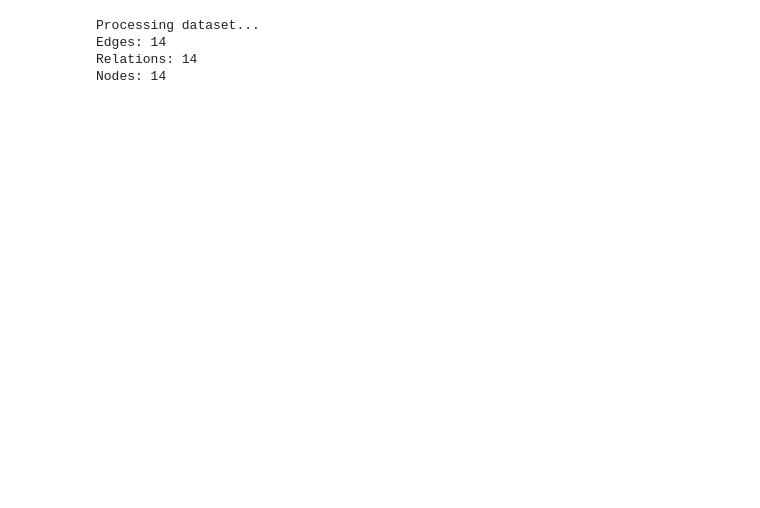
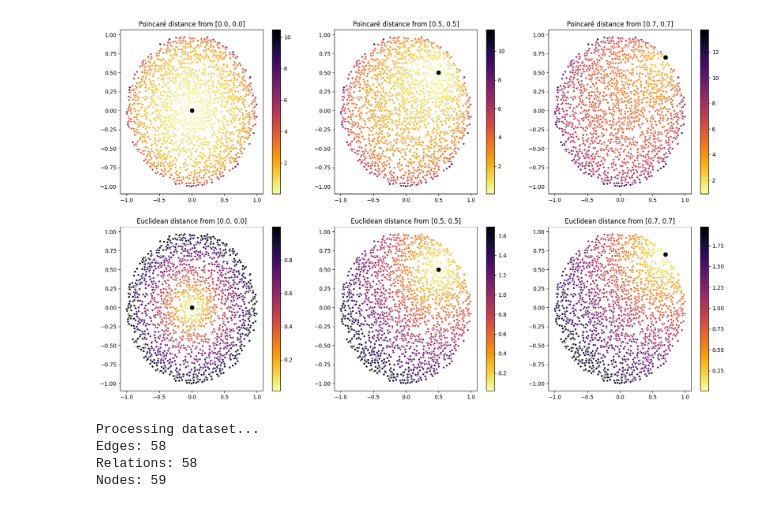
Before and after one commit to mi-erasmusmc/omop-poincare, a Jupyter notebook: main_notebook.ipynb, the cells around one changed output. Cells and saved outputs as stored; diff of their text form; code cells hidden in the pictures; blank space fills up the shorter version.

```diff
--- a/main_notebook.ipynb
+++ b/main_notebook.ipynb
@@ -19,10 +19,12 @@ EPOCH = 500
 torch.set_default_dtype(torch.float64)
 # %%
 # Plot geodesic comparison between Poincaré and Euclidean
-# plot_geodesic()
+plot_geodesic()
+# %% [output]
+[figure, added]
 # %%
 # Load edge data
-data_path = Path("data","dist1Coagulopathy.csv")
+data_path = Path("data","pars.csv")
 data, weights, objects, neighbors, diff_summed, num_relations = read_data(data_path)
 
 # load concept reference
@@ -34,9 +36,9 @@ model, optimizer, loss_func = init_torch_objects(objects, OUT_DIMENSIONS)
 # ToDo: implement function to load embedding and continue training
 # %% [output]
 Processing dataset...
-Edges: 14
-Relations: 14
-Nodes: 14
+Edges: 58
+Relations: 58
+Nodes: 59
 # %%
 plot_hierarchy(data, objects, ref)
 # %% [output]
```
Also changed, not shown: parts of 4 cells of this notebook, 2 other files.
